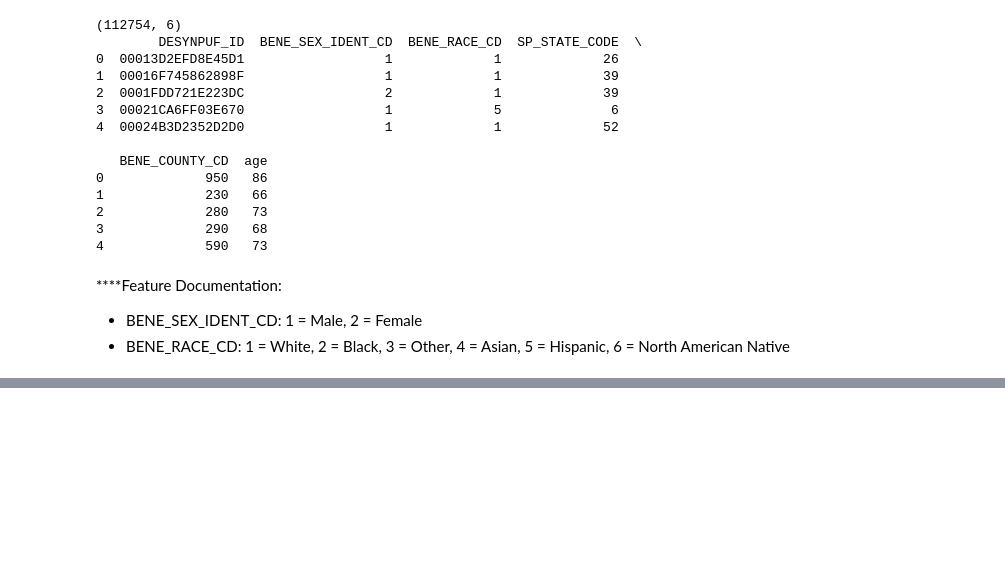
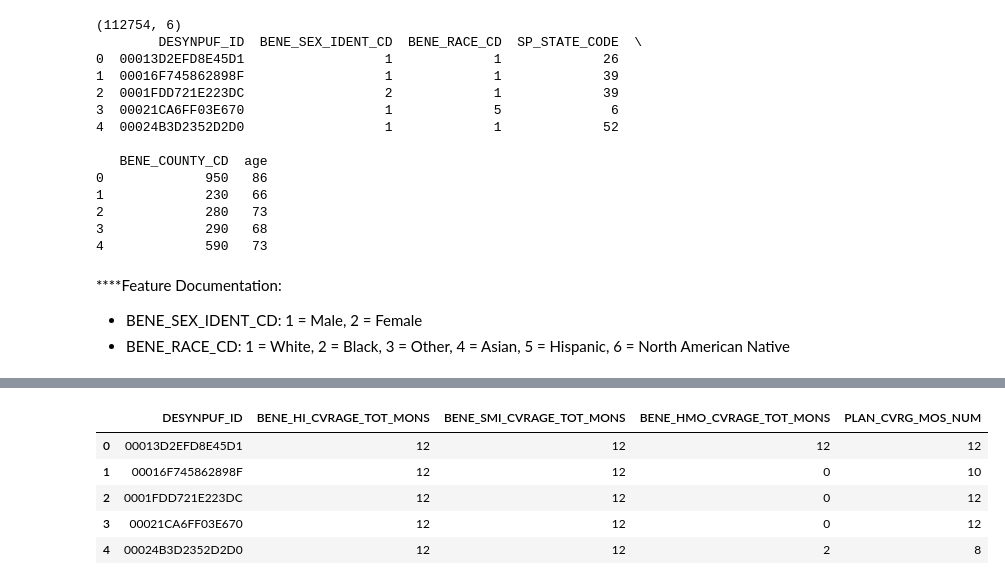
Before and after one commit to Mihira20/PCP-disengagement-risk-scorer, a Jupyter notebook: notebooks/01_EDA.ipynb, the cells around one changed output, grey strips where cells are left out. Saved outputs shown, nothing was run; the diff lists cells and outputs as text; code cells hidden in the pictures; blank space fills up the shorter version.

```diff
--- a/notebooks/01_EDA.ipynb
+++ b/notebooks/01_EDA.ipynb
@@ -457,0 +497,9 @@ print(demo_features.head())
+# %%
+cvrage_features.head()
+# %% [output]
+|  | DESYNPUF_ID | BENE_HI_CVRAGE_TOT_MONS | BENE_SMI_CVRAGE_TOT_MONS | BENE_HMO_CVRAGE_TOT_MONS | PLAN_CVRG_MOS_NUM |
+| 0 | 00013D2EFD8E45D1 | 12 | 12 | 12 | 12 |
+| 1 | 00016F745862898F | 12 | 12 | 0 | 10 |
+| 2 | 0001FDD721E223DC | 12 | 12 | 0 | 12 |
+| 3 | 00021CA6FF03E670 | 12 | 12 | 0 | 12 |
+| 4 | 00024B3D2352D2D0 | 12 | 12 | 2 | 8 |
```
Also changed, not shown: parts of 21 cells of this notebook.
